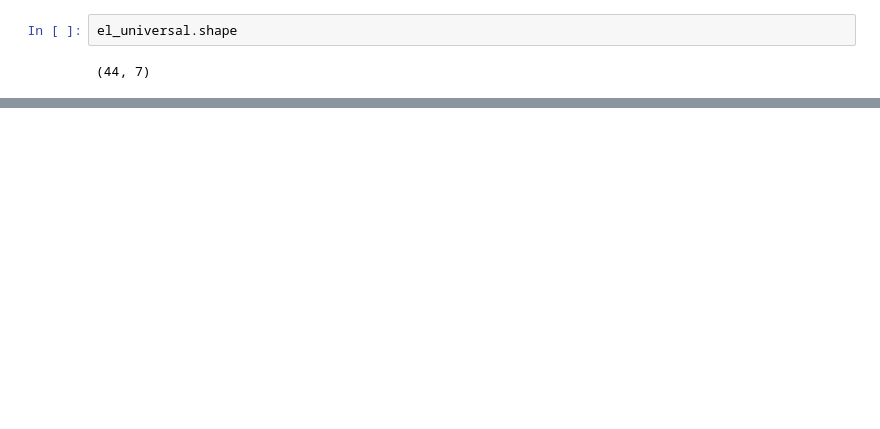
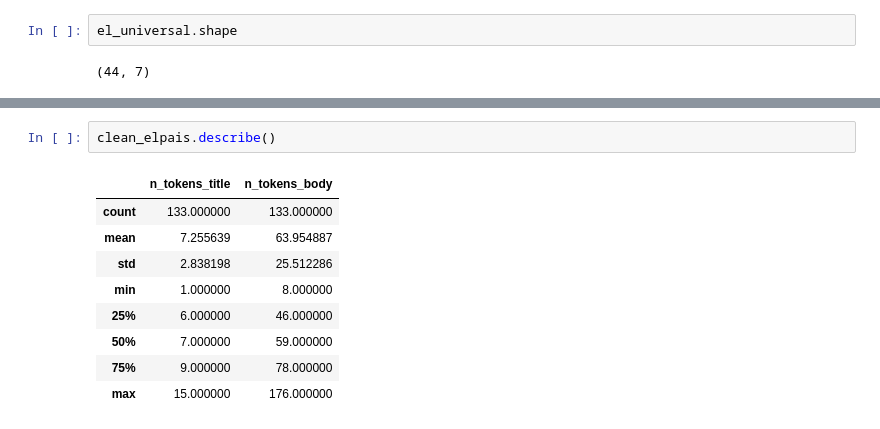
Before and after one commit to adalbertodev/Newspaper_ETL, a Jupyter notebook: notebooks/pandas_transformation.ipynb, the cells around one changed output, grey strips where cells are left out. Saved outputs shown, nothing was run; the diff lists cells and outputs as text; blank space fills up the shorter version.

```diff
--- a/notebooks/pandas_transformation.ipynb
+++ b/notebooks/pandas_transformation.ipynb
@@ -223,0 +241,12 @@ el_universal.shape
+# %%
+clean_elpais.describe()
+# %% [output]
+|  | n_tokens_title | n_tokens_body |
+| count | 133.000000 | 133.000000 |
+| mean | 7.255639 | 63.954887 |
+| std | 2.838198 | 25.512286 |
+| min | 1.000000 | 8.000000 |
+| 25% | 6.000000 | 46.000000 |
+| 50% | 7.000000 | 59.000000 |
+| 75% | 9.000000 | 78.000000 |
+| max | 15.000000 | 176.000000 |
```
Also changed, not shown: parts of 10 cells of this notebook, 20 other files.
